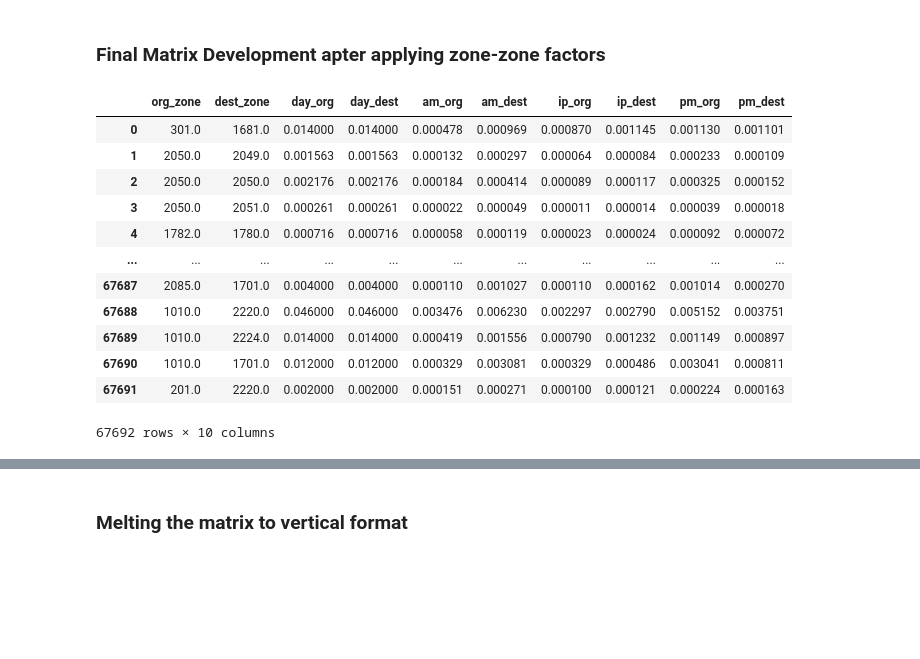
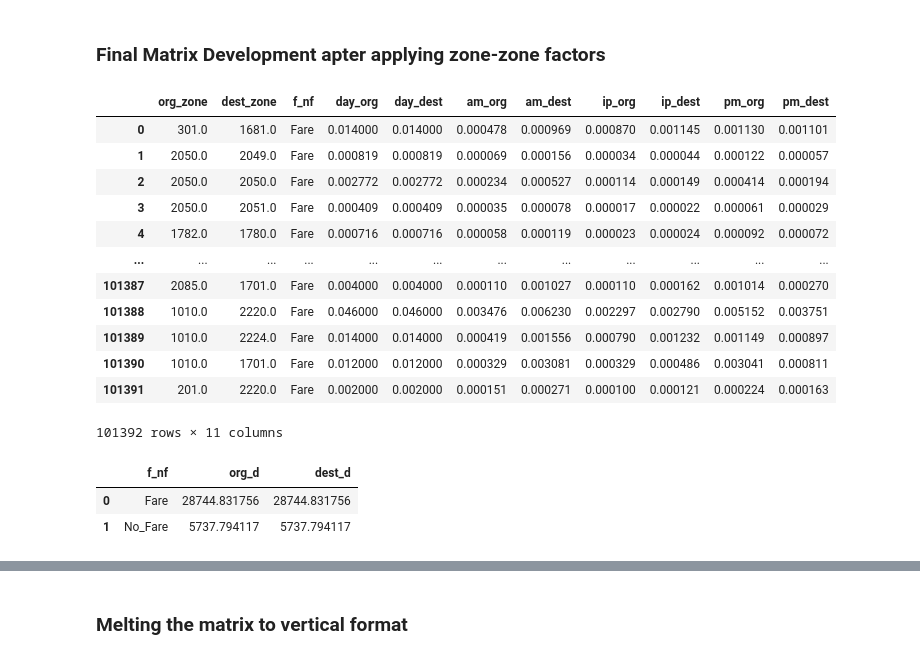
Before and after one commit to mAzrnnr/arup_csmt, a Jupyter notebook: rail_matrices_v2.ipynb, the cells around one changed output, grey strips where cells are left out. Cells and saved outputs as stored; diff of their text form; code cells hidden in the pictures; blank space fills up the shorter version.

Commit message:
4th July- Updates to Rail Fare No Fare and Zone correspondence

```diff
--- a/rail_matrices.ipynb
+++ b/rail_matrices_v2.ipynb
@@ -73,8 +80,8 @@ factors = {}
 for peak in peak_periods:
     factors[peak] = time_of_day.loc[(time_of_day['time'] == peak_periods[peak][0]) | (time_of_day['time'] == peak_periods[peak][1])]
     factors[peak] = factors[peak].groupby(['station']).agg(offs=('offs','sum'),ons= ('ons','sum')).reset_index()
-    factors[peak]['offs'] = factors[peak]['offs']/2
-    factors[peak]['ons'] = factors[peak]['ons']/2
+    factors[peak]['offs'] = factors[peak]['offs']
+    factors[peak]['ons'] = factors[peak]['ons']
     factors[peak] = pd.merge(factors[peak], total_by_stn, on='station', how='left')
     factors[peak]['org_factor'] = factors[peak]['offs']/factors[peak]['total_offs'].round(3)
     factors[peak]['dest_factor'] = factors[peak]['ons']/factors[peak]['total_ons'].round(3)
@@ -100,0 +108,4 @@ factors['pm']
+# %%
+total_ba = factors['pm'][['station','total_ons','total_offs']].copy()
+total_ba['avg_entry_exit'] = (total_ba['total_ons']+total_ba['total_offs'])/2
+total_ba.head()
@@ -429,7 +496,7 @@ Iterate through each Station OD trip matrix and assign them to zone-zone matrix
 - For trips between Internal station to External station or vice-versa, create a list of all combination of internal zones (3) to external zone(1) i.e. 3 combinations, allocate the peak hour trips stn trips to zones.
 - For trips between Internal station to Internal station, create a list of all combination of internal zones (3) to internals  zone (3) i.e. 9 combinations, allocate the peak hour trips stn trips to zones.
 # %%
-wk_f_trips = pd.read_csv(f'{basepath}/03 Output/04 Matrix Input/04 Station Trips/Weekday Peak-hour trips.csv')
-wk_f_trips.rename(columns= {'org_d':'day_org','dest_d':'day_dest'},inplace=True)
-wk_f_trips
+wk_trips = pd.read_csv(f'{basepath}/03 Output/04 Matrix Input/04 Station Trips/Weekday Peak-hour trips_27062024.csv')
+wk_trips.rename(columns= {'org_d':'day_org','dest_d':'day_dest'},inplace=True)
+wk_trips
 # %% [output]
@@ -674,16 +741,18 @@ int_zone_split_adj
 # %%
 peaks = ['day','am','ip','pm']
 mtx = []
-for index, row in wk_f_trips.iterrows():
+for index, row in wk_trips.iterrows():
 
     ### Case 1 - Both are external zones
     if (row['station1'] not in fma_stations_dist['station'].values) and (row['station2'] not in fma_stations_dist['station'].values):
         zone_od = {}
         zone_od['org_zone'] = stn_zones.loc[stn_zones['station']==row['station1']]['zoneno'].values[0]
         zone_od['dest_zone'] = stn_zones.loc[stn_zones['station']==row['station2']]['zoneno'].values[0]
+        zone_od['f_nf'] = row['fare_nofare']
         for peak in peaks:
             for o_d in ['org','dest']:
                 zone_od[f'{peak}_{o_d}'] = row[f'{peak}_{o_d}']
+
         mtx.append(zone_od)
 
     ## Case 2 - Org is internal zone and Dest is external zone
@@ -695,9 +764,11 @@ for index, row in wk_f_trips.iterrows():
                 zone_od = {}
                 zone_od['org_zone'] = rowx['zoneno']
                 zone_od['dest_zone'] = stn_zones.loc[stn_zones['station']==row['station2']]['zoneno'].values[0]
+                zone_od['f_nf'] = row['fare_nofare']
                 for peak in peaks:
                     zone_od[f'{peak}_org'] = row[f'{peak}_org']*rowx['act_perc']
                     zone_od[f'{peak}_dest'] = row[f'{peak}_dest']*rowx['act_perc']
+
                 mtx.append(zone_od)
 
         ## Subcase 2.2 - Org is other FMA zone except Coventry
@@ -707,9 +778,11 @@ for index, row in wk_f_trips.iterrows():
                 zone_od = {}
                 zone_od['org_zone'] = rowx['zoneno']
                 zone_od['dest_zone'] = stn_zones.loc[stn_zones['station']==row['station2']]['zoneno'].values[0]
+                zone_od['f_nf'] = row['fare_nofare']
                 for peak in peaks:
                     zone_od[f'{peak}_org'] = row[f'{peak}_org']*rowx['adj_split']
                     zone_od[f'{peak}_dest'] = row[f'{peak}_dest']*rowx['adj_split']
+
                 mtx.append(zone_od)
 
 
@@ -722,6 +795,7 @@ for index, row in wk_f_trips.iterrows():
                 zone_od = {}
                 zone_od['org_zone'] = stn_zones.loc[stn_zones['station']==row['station2']]['zoneno'].values[0]
                 zone_od['dest_zone'] = rowx['zoneno']
+                zone_od['f_nf'] = row['fare_nofare']
                 for peak in peaks:
                     zone_od[f'{peak}_org'] = row[f'{peak}_org']*rowx['act_perc']
                     zone_od[f'{peak}_dest'] = row[f'{peak}_dest']*rowx['act_perc']
@@ -734,6 +808,7 @@ for index, row in wk_f_trips.iterrows():
                 zone_od = {}
                 zone_od['org_zone'] = stn_zones.loc[stn_zones['station']==row['station2']]['zoneno'].values[0]
                 zone_od['dest_zone'] = rowx['zoneno']
+                zone_od['f_nf'] = row['fare_nofare']
                 for peak in peaks:
                     zone_od[f'{peak}_org'] = row[f'{peak}_org']*rowx['adj_split']
                     zone_od[f'{peak}_dest'] = row[f'{peak}_dest']*rowx['adj_split']
@@ -751,6 +826,7 @@ for index, row in wk_f_trips.iterrows():
                     zone_od = {}
                     zone_od['org_zone'] = rowx['zoneno']
                     zone_od['dest_zone'] = rowy['zoneno']
+                    zone_od['f_nf'] = row['fare_nofare']
                     for peak in peaks:
                         zone_od[f'{peak}_org'] = row[f'{peak}_org']*rowx['act_perc']*rowy['adj_split']
                         zone_od[f'{peak}_dest'] = row[f'{peak}_dest']*rowx['act_perc']*rowy['adj_split']
@@ -759,44 +835,54 @@ for index, row in wk_f_trips.iterrows():
         ### Subcase 4.2 - Org is other FMA zone except Coventry and Dest is Coventry
         elif (row['station1'] != 'Coventry') and (row['station2'] == 'Coventry'):
             interim_2 = int_zone_split_adj[int_zone_split_adj['station']==row['station1']].copy()
             for _, rowx in interim_2.iterrows():
                 for _, rowy in cov_od_dist.iterrows():
                     zone_od = {}
                     zone_od['org_zone'] = rowx['zoneno']
                     zone_od['dest_zone'] = rowy['zoneno']
+                    zone_od['f_nf'] = row['fare_nofare']
                     for peak in peaks:
                         zone_od[f'{peak}_org'] = row[f'{peak}_org']*rowx['adj_split']*rowy['act_perc']
                         zone_od[f'{peak}_dest'] = row[f'{peak}_dest']*rowx['adj_split']*rowy['act_perc']
                     mtx.append(zone_od)
 
         ### Subcase 4.3 - Org is other FMA zone except Coventry and Dest is is other FMA zone except Coventry
         elif (row['station1'] != 'Coventry') and (row['station2'] != 'Coventry'):
             interim_2 = int_zone_split_adj[int_zone_split_adj['station']==row['station1']].copy()
             for _, rowx in interim_2.iterrows():
                 interim_3 = int_zone_split_adj[int_zone_split_adj['station']==row['station2']].copy()
                 for _, rowy in interim_3.iterrows():
                     zone_od = {}
                     zone_od['org_zone'] = rowx['zoneno']
                     zone_od['dest_zone'] = rowy['zoneno']
+                    zone_od['f_nf'] = row['fare_nofare']
                     for peak in peaks:
                         zone_od[f'{peak}_org'] = row[f'{peak}_org']*rowx['adj_split']*rowy['zonal_split']
                         zone_od[f'{peak}_dest'] = row[f'{peak}_dest']*rowx['adj_split']*rowy['zonal_split']
+
                     mtx.append(zone_od)
 
 mtx_rail = pd.DataFrame(mtx)
 mtx_rail
 # %% [output]
-|  | org_zone | dest_zone | day_org | day_dest | am_org | am_dest | ip_org | ip_dest | pm_org | pm_dest |
-| 0 | 301.0 | 1681.0 | 0.014000 | 0.014000 | 0.000478 | 0.000969 | 0.000870 | 0.001145 | 0.001130 | 0.001101 |
-| 1 | 2050.0 | 2049.0 | 0.001563 | 0.001563 | 0.000132 | 0.000297 | 0.000064 | 0.000084 | 0.000233 | 0.000109 |
-| 2 | 2050.0 | 2050.0 | 0.002176 | 0.002176 | 0.000184 | 0.000414 | 0.000089 | 0.000117 | 0.000325 | 0.000152 |
-| 3 | 2050.0 | 2051.0 | 0.000261 | 0.000261 | 0.000022 | 0.000049 | 0.000011 | 0.000014 | 0.000039 | 0.000018 |
-| 4 | 1782.0 | 1780.0 | 0.000716 | 0.000716 | 0.000058 | 0.000119 | 0.000023 | 0.000024 | 0.000092 | 0.000072 |
-| ... | ... | ... | ... | ... | ... | ... | ... | ... | ... | ... |
-| 67687 | 2085.0 | 1701.0 | 0.004000 | 0.004000 | 0.000110 | 0.001027 | 0.000110 | 0.000162 | 0.001014 | 0.000270 |
-| 67688 | 1010.0 | 2220.0 | 0.046000 | 0.046000 | 0.003476 | 0.006230 | 0.002297 | 0.002790 | 0.005152 | 0.003751 |
-| 67689 | 1010.0 | 2224.0 | 0.014000 | 0.014000 | 0.000419 | 0.001556 | 0.000790 | 0.001232 | 0.001149 | 0.000897 |
-| 67690 | 1010.0 | 1701.0 | 0.012000 | 0.012000 | 0.000329 | 0.003081 | 0.000329 | 0.000486 | 0.003041 | 0.000811 |
-| 67691 | 201.0 | 2220.0 | 0.002000 | 0.002000 | 0.000151 | 0.000271 | 0.000100 | 0.000121 | 0.000224 | 0.000163 |
+|  | org_zone | dest_zone | f_nf | day_org | day_dest | am_org | am_dest | ip_org | ip_dest | pm_org | pm_dest |
+| 0 | 301.0 | 1681.0 | Fare | 0.014000 | 0.014000 | 0.000478 | 0.000969 | 0.000870 | 0.001145 | 0.001130 | 0.001101 |
+| 1 | 2050.0 | 2049.0 | Fare | 0.000819 | 0.000819 | 0.000069 | 0.000156 | 0.000034 | 0.000044 | 0.000122 | 0.000057 |
+| 2 | 2050.0 | 2050.0 | Fare | 0.002772 | 0.002772 | 0.000234 | 0.000527 | 0.000114 | 0.000149 | 0.000414 | 0.000194 |
+| 3 | 2050.0 | 2051.0 | Fare | 0.000409 | 0.000409 | 0.000035 | 0.000078 | 0.000017 | 0.000022 | 0.000061 | 0.000029 |
+| 4 | 1782.0 | 1780.0 | Fare | 0.000716 | 0.000716 | 0.000058 | 0.000119 | 0.000023 | 0.000024 | 0.000092 | 0.000072 |
+| ... | ... | ... | ... | ... | ... | ... | ... | ... | ... | ... | ... |
+| 101387 | 2085.0 | 1701.0 | Fare | 0.004000 | 0.004000 | 0.000110 | 0.001027 | 0.000110 | 0.000162 | 0.001014 | 0.000270 |
+| 101388 | 1010.0 | 2220.0 | Fare | 0.046000 | 0.046000 | 0.003476 | 0.006230 | 0.002297 | 0.002790 | 0.005152 | 0.003751 |
+| 101389 | 1010.0 | 2224.0 | Fare | 0.014000 | 0.014000 | 0.000419 | 0.001556 | 0.000790 | 0.001232 | 0.001149 | 0.000897 |
+| 101390 | 1010.0 | 1701.0 | Fare | 0.012000 | 0.012000 | 0.000329 | 0.003081 | 0.000329 | 0.000486 | 0.003041 | 0.000811 |
+| 101391 | 201.0 | 2220.0 | Fare | 0.002000 | 0.002000 | 0.000151 | 0.000271 | 0.000100 | 0.000121 | 0.000224 | 0.000163 |
-67692 rows × 10 columns
+101392 rows × 11 columns
+# %%
+check_sum_final = mtx_rail.groupby('f_nf').agg(org_d = ('day_org','sum'), dest_d=('day_dest','sum')).reset_index()
+check_sum_final
+# %% [output]
+|  | f_nf | org_d | dest_d |
+| 0 | Fare | 28744.831756 | 28744.831756 |
+| 1 | No_Fare | 5737.794117 | 5737.794117 |
 # %%
```
Also changed, not shown: parts of 22 cells of this notebook, 3 other files.
